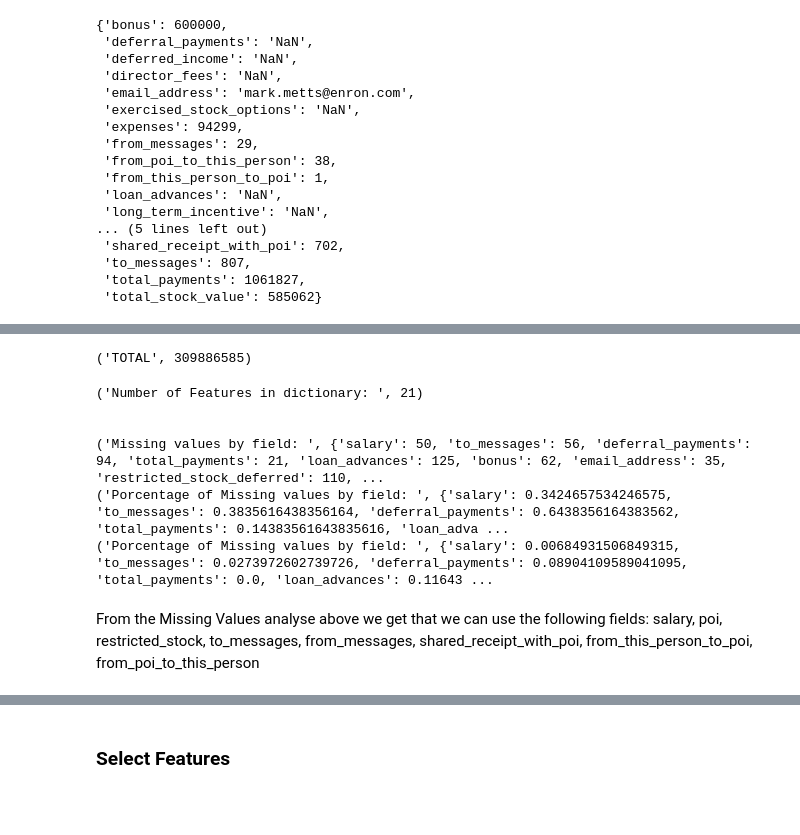
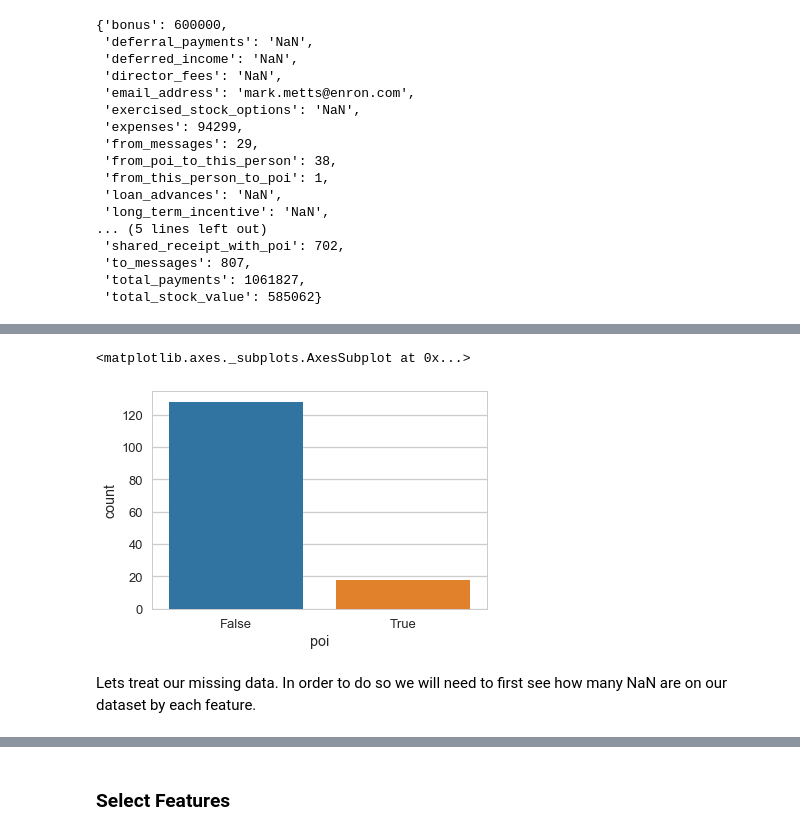
Before and after one commit to andre-yai/Udacity_MachineLearing, a Jupyter notebook: final_project/Identify Fraud from Eron Email.ipynb, the cells around one changed output, grey strips where cells are left out. Cells and saved outputs as stored; diff of their text form; code cells hidden in the pictures; blank space fills up the shorter version.

```diff
--- a/final_project/Identify Fraud from Eron Email.ipynb
+++ b/final_project/Identify Fraud from Eron Email.ipynb
@@ -82,0 +106,2 @@ fields
+# %%
+eron_data = pd.DataFrame.from_dict(data_dict, orient = 'index')
@@ -107,53 +125,10 @@ print("\n")
-# %%
-persons_name = ""
-most_money = 0
-
-for name in data_dict.keys():
-    person = data_dict[name]
-    if(data_dict[name]['total_payments'] != 'NaN'and data_dict[name]['total_payments'] > most_money):
-        persons_name = name;
-        most_money = data_dict[name]['total_payments'];
-
-print(persons_name, most_money);
-# %% [output]
-('TOTAL', 309886585)
-# %%
-# number of features used
-print("Number of Features in dictionary: ",len(fields))
-print("\n")
-
-# are there features with many missing values?
-missing_values = {}
-missing_values_poi = {}
-
-for field in fields:
-    missing_values[field] = 0
-    missing_values_poi[field] = 0
-
-for person in data_dict.keys():
-    person = data_dict[person]
-    for field in fields:
-        if(person[field] == 'NaN'):
-            if(field in missing_values):
-                if(person["poi"] == 1):
-                    missing_values_poi[field] += 1
-                else:
-                    missing_values[field] += 1
-
-print("Missing values by field: ",missing_values)
-
-for field in fields:
-    missing_values[field] /= (len(data_dict)*1.0)
-    missing_values_poi[field] /= (len(data_dict)*1.0)
-
-print("Porcentage of Missing values by field: ",missing_values)
-print("Porcentage of Missing values by field: ",missing_values_poi)
-# %% [output]
-('Number of Features in dictionary: ', 21)
-
-
-('Missing values by field: ', {'salary': 50, 'to_messages': 56, 'deferral_payments': 94, 'total_payments': 21, 'loan_advances': 125, 'bonus': 62, 'email_address': 35, 'restricted_stock_deferred': 110, ...
-('Porcentage of Missing values by field: ', {'salary': 0.3424657534246575, 'to_messages': 0.3835616438356164, 'deferral_payments': 0.6438356164383562, 'total_payments': 0.14383561643835616, 'loan_adva ...
-('Porcentage of Missing values by field: ', {'salary': 0.00684931506849315, 'to_messages': 0.0273972602739726, 'deferral_payments': 0.08904109589041095, 'total_payments': 0.0, 'loan_advances': 0.11643 ...
-# %% [markdown]
-From the Missing Values analyse above we get that we can use the following fields: salary, poi, restricted_stock, to_messages, from_messages, shared_receipt_with_poi, from_this_person_to_poi, from_poi_to_this_person
+# %%
+sns.set_context("talk")
+sns.set_style("whitegrid")
+sns.despine(left=True)
+sns.countplot(x='poi',data=eron_data)
+# %% [output]
+<matplotlib.axes._subplots.AxesSubplot at 0x...>
+[figure, added]
+# %% [markdown]
+Lets treat our missing data. In order to do so we will need to first see how many NaN are on our dataset by each feature.
```
Also changed, not shown: parts of 53 cells of this notebook, 3 other files.
